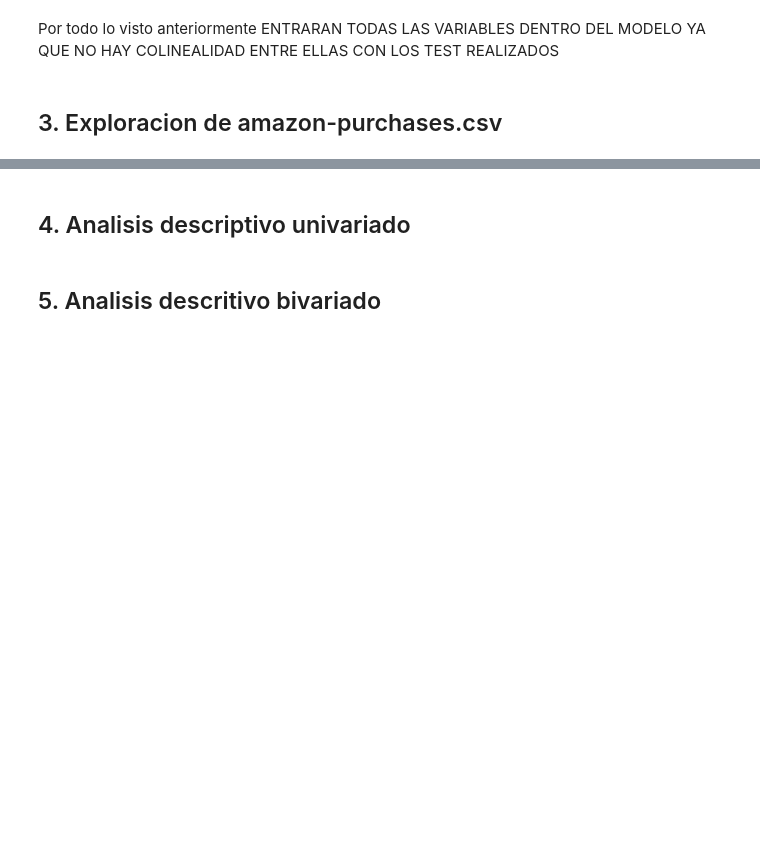
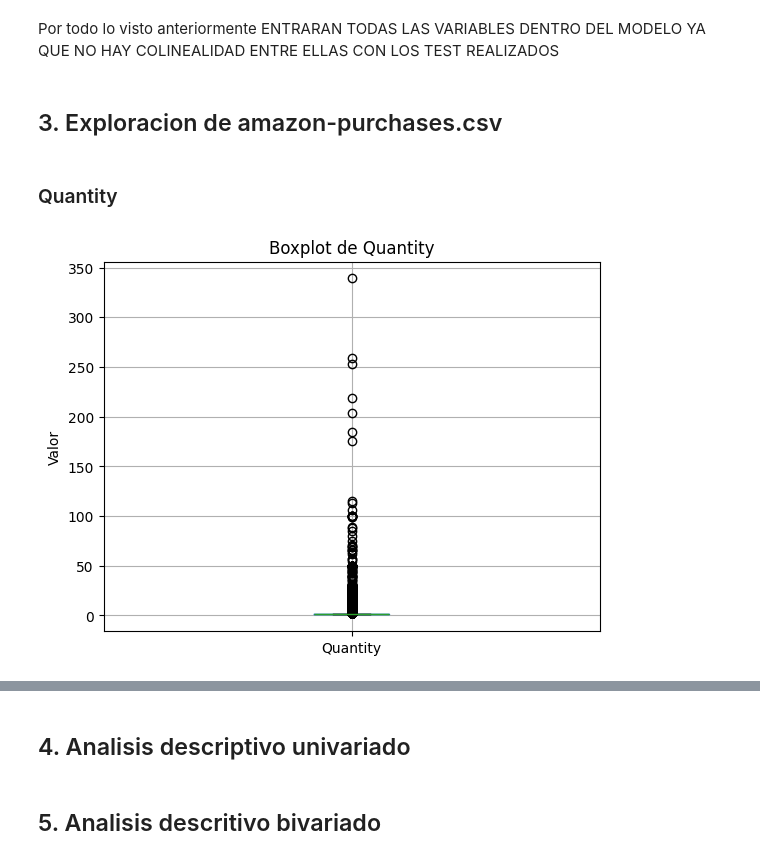
Before and after one commit to Th-msc-data-2026-ujav/Segmentacion-de-clientes-Samsung-SioW-SoW-y-Pow, a Jupyter notebook: analisis exploratorio/analisis_exploratorio.ipynb, the cells around one changed output, grey strips where cells are left out. Cells and saved outputs as stored; diff of their text form; code cells hidden in the pictures; blank space fills up the shorter version.

Commit message:
Avance analisis exploratorio amazon-purchases

```diff
--- a/analisis exploratorio/analisis_exploratorio.ipynb
+++ b/analisis exploratorio/analisis_exploratorio.ipynb
@@ -910,3 +910,12 @@ plt.show()
 Por todo lo visto anteriormente ENTRARAN TODAS LAS VARIABLES DENTRO DEL MODELO YA QUE NO HAY COLINEALIDAD ENTRE ELLAS CON LOS TEST REALIZADOS
 # %% [markdown]
 ## 3. Exploracion de amazon-purchases.csv
+# %% [markdown]
+### Quantity
+# %%
+data_purchases[["Quantity"]].boxplot()
+plt.title('Boxplot de Quantity')
+plt.ylabel('Valor')
+plt.show()
+# %% [output]
+[figure, added]
```
Also changed, not shown: parts of 9 cells of this notebook.
